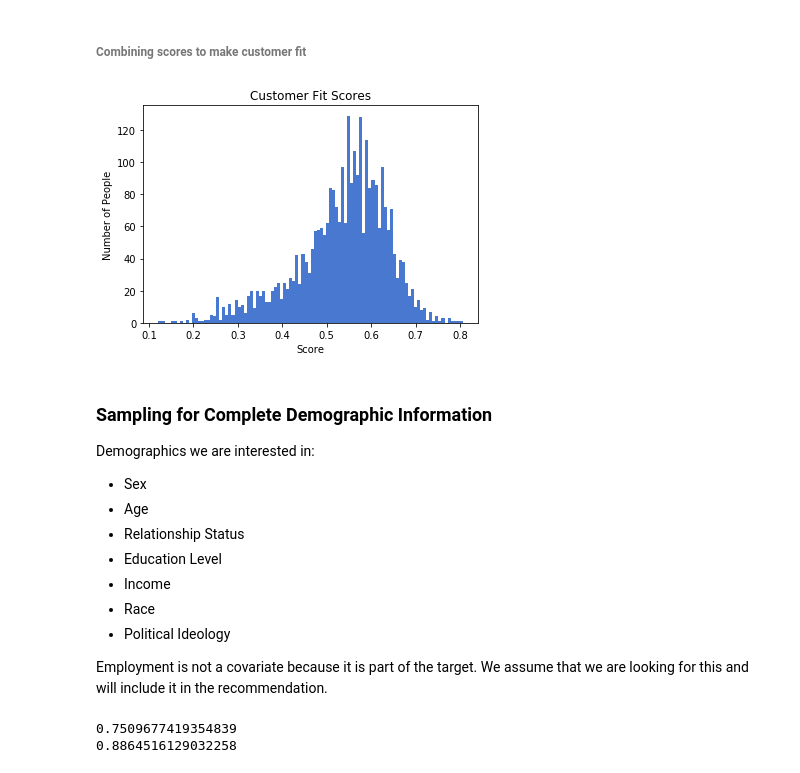
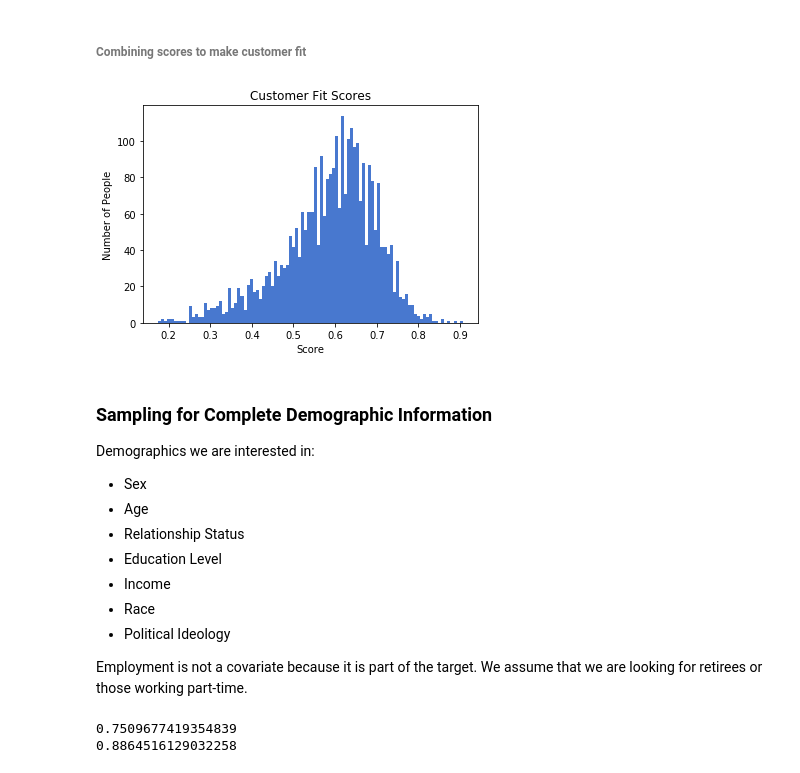
Before and after one commit to swfisher/springboard, a Jupyter notebook: capstone_2/submission/Methodology_Notebook.ipynb, the cells around one changed output. Saved outputs shown, nothing was run; the diff lists cells and outputs as text; code cells hidden in the pictures.

```diff
--- a/capstone_2/submission/Methodology_Notebook.ipynb
+++ b/capstone_2/submission/Methodology_Notebook.ipynb
@@ -255,0 +202,37 @@ plt.show()
+# %%
+def four_scale_subone(x):
+    if x == 8 or x == 9 or x == 100:
+        return np.nan
+    else:
+        return x-1
+
+def emplnw_ize(x):
+    if x == 98 or x == 99 or x == 100:
+        return np.nan
+    if x == 3 or x == 4:
+        return 2
+    elif x == 2:
+        return 1
+    else:
+        return 0
+
+raw_not_busy = data[['q9','q7a','q7b']].applymap(four_scale_subone)
+nb_sum = np.nansum(raw_not_busy.values,axis=1).reshape(-1)
+nb_total = 3*(~np.isnan(raw_not_busy)).sum(axis=1).values.reshape(-1)
+
+raw_retired = data[['emplnw']].applymap(emplnw_ize)
+re_sum = np.nansum(raw_retired.values,axis=1).reshape(-1)
+re_total = 2*(~np.isnan(raw_retired)).sum(axis=1).values.reshape(-1)
+
+time_atten = (nb_sum+re_sum)/(nb_total+re_total)
+data['time_atten'] = pd.Series(index=data.index,data=time_atten,dtype='float64')
+
+#the measures we create are initially skewed
+plt.hist(time_atten,bins=100)
+plt.title("Time and Attention Scores")
+plt.xlabel("Score")
+plt.ylabel("Number of People")
+#Save image
+plt.savefig('../data/img/feature/pop_time_atten.png',
+            dpi=300,format='png')
+plt.show()
@@ -258,21 +286,21 @@ plt.show()
 # %%
 # We apply a slight subjective weighting based on which features we believe to be
 # strong predictors.
 # This is an entirely speculative guess.
 customer_fit = (tech_engage+time_atten+growth)/3.0
 
 plt.hist(customer_fit,bins=100)
 plt.title("Customer Fit Scores")
 plt.xlabel("Score")
 plt.ylabel("Number of People")
+#Save image
+plt.savefig('../data/img/feature/pop_cust_fit.png',
+            dpi=300,format='png')
 
-#Add these scores to the dataframe.
-data['tech_engage'] = pd.Series(index=data.index,data=tech_engage,dtype='float64')
-data['time_atten'] = pd.Series(index=data.index,data=time_atten,dtype='float64')
-data['growth'] = pd.Series(index=data.index,data=growth,dtype='float64')
+#Add customer fit score to the dataframe.
 data['customer_fit'] = pd.Series(index=data.index,data=customer_fit,dtype='float64')
 # %% [output]
-[figure, old version]
+[figure, new version]
 # %% [markdown]
 ### Sampling for Complete Demographic Information
 
@@ -286,7 +314,7 @@ Demographics we are interested in:
 * Race
 * Political Ideology
 
-Employment is not a covariate because it is part of the target. We assume that we are looking for this and will include it in the recommendation.
+Employment is not a covariate because it is part of the target. We assume that we are looking for retirees or those working part-time.
 # %%
 # We create a mask to exclude repondents who withheld information for each variable
 # Sex is inferred, therefore is present for all respondents
```
Also changed, not shown: parts of 55 cells of this notebook, 1 other file.
